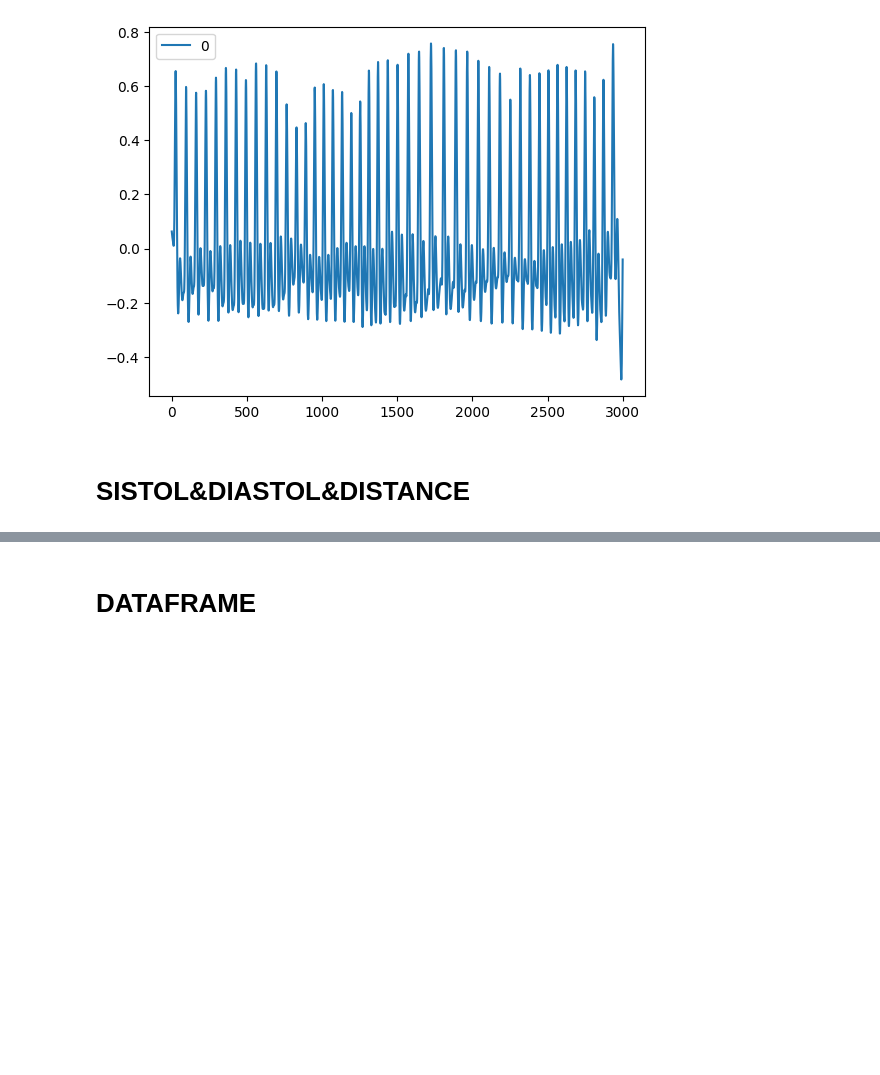
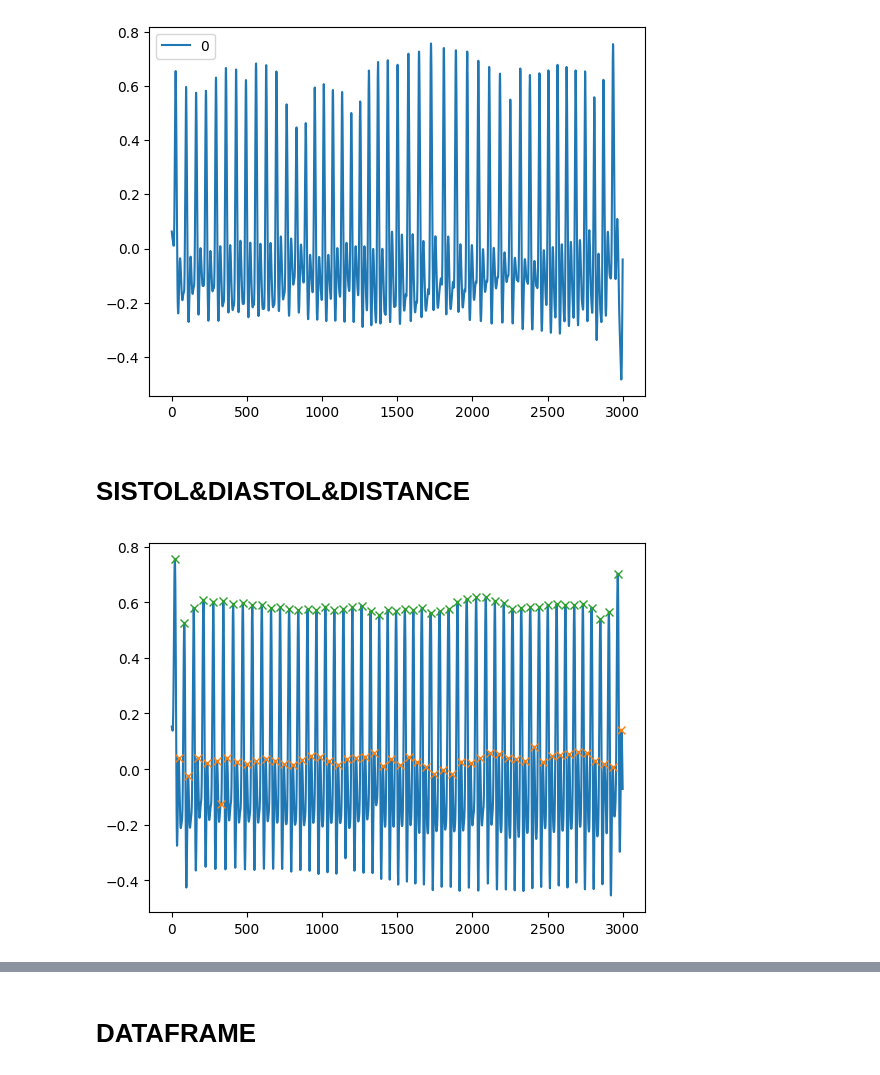
Before and after one commit to Alwafauzan/skripsi, a Jupyter notebook: DASS/OLAH_DATA_FIX.ipynb, the cells around one changed output, grey strips where cells are left out. Saved outputs shown, nothing was run; the diff lists cells and outputs as text; code cells hidden in the pictures; blank space fills up the shorter version.

```diff
--- a/DASS/OLAH_DATA_FIX.ipynb
+++ b/DASS/OLAH_DATA_FIX.ipynb
@@ -155,6 +155,8 @@ pd.DataFrame(minmaxx[30]).plot()
 sistol = []
 diastol = []
 distance = []
+peak_sistol = {}
+peak_diastol = {}
 
 for no_sisdis in range(0,len(file_segmen)):
     path = ppg_elgendi[no_sisdis]
@@ -170,6 +172,8 @@ for no_sisdis in range(0,len(file_segmen)):
         if path[i] > path[i - 1] and path[i] > path[i + 1] and path[i] < med:
             diastol1.append(i)
 
+    peak_sistol[no_sisdis] = sistol1
+    peak_diastol[no_sisdis] = diastol1
     sistol.append(float(pd.DataFrame(path[sistol1]).mean()))
     diastol.append(float(pd.DataFrame(path[diastol1]).mean()))
     distance.append(float(pd.DataFrame(path[sistol1]).mean())-float(pd.DataFrame(path[diastol1]).mean()))
@@ -177,3 +181,30 @@ for no_sisdis in range(0,len(file_segmen)):
     # plt.plot(path);
     # plt.plot(diastol1, path[diastol1], "x");
     # plt.plot(sistol1, path[sistol1], "x");
+# %%
+no = 124
+for no_sisdis in range(no,no+1):
+    path = ppg_elgendi[no_sisdis]
+    med = path.max()/4
+    sistol1 = []
+    for i in range(1, len(path) - 1):
+        if path[i] > path[i - 1] and path[i] > path[i + 1] and path[i] > med:
+            sistol1.append(i)
+
+
+    diastol1 = []
+    for i in range(1, len(path) - 1):
+        if path[i] > path[i - 1] and path[i] > path[i + 1] and path[i] < med:
+            diastol1.append(i)
+
+    # peak_sistol[no_sisdis] = sistol1
+    # peak_diastol[no_sisdis] = diastol1
+    # sistol.append(float(pd.DataFrame(path[sistol1]).mean()))
+    # diastol.append(float(pd.DataFrame(path[diastol1]).mean()))
+    # distance.append(float(pd.DataFrame(path[sistol1]).mean())-float(pd.DataFrame(path[diastol1]).mean()))
+
+    plt.plot(path);
+    plt.plot(diastol1, path[diastol1], "x");
+    plt.plot(sistol1, path[sistol1], "x");
+# %% [output]
+[figure, added]
```
Also changed, not shown: parts of 1 cell of this notebook, 5 other files.
